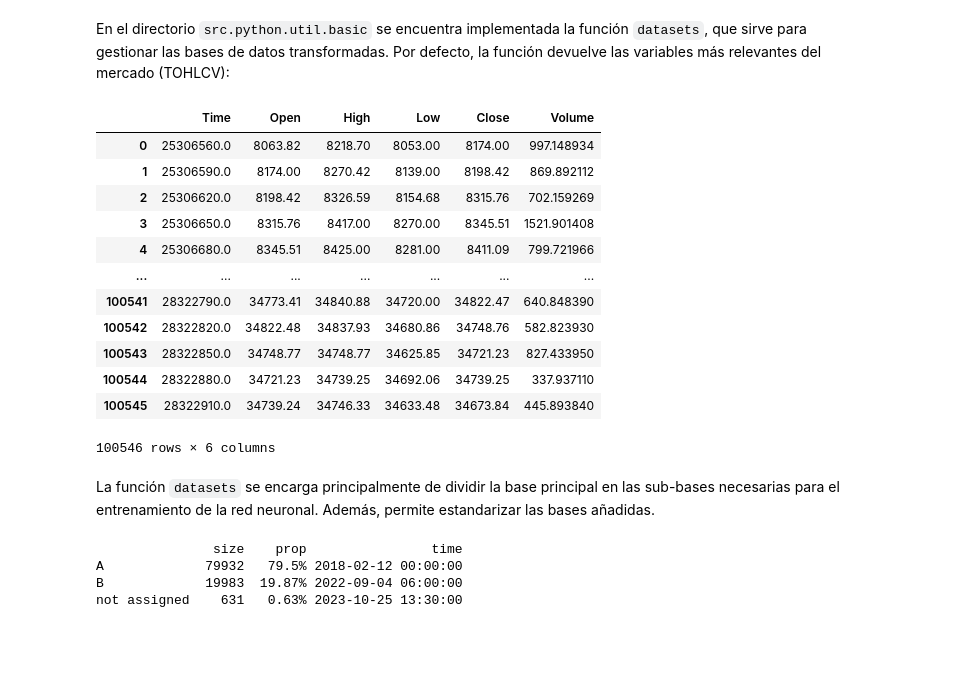
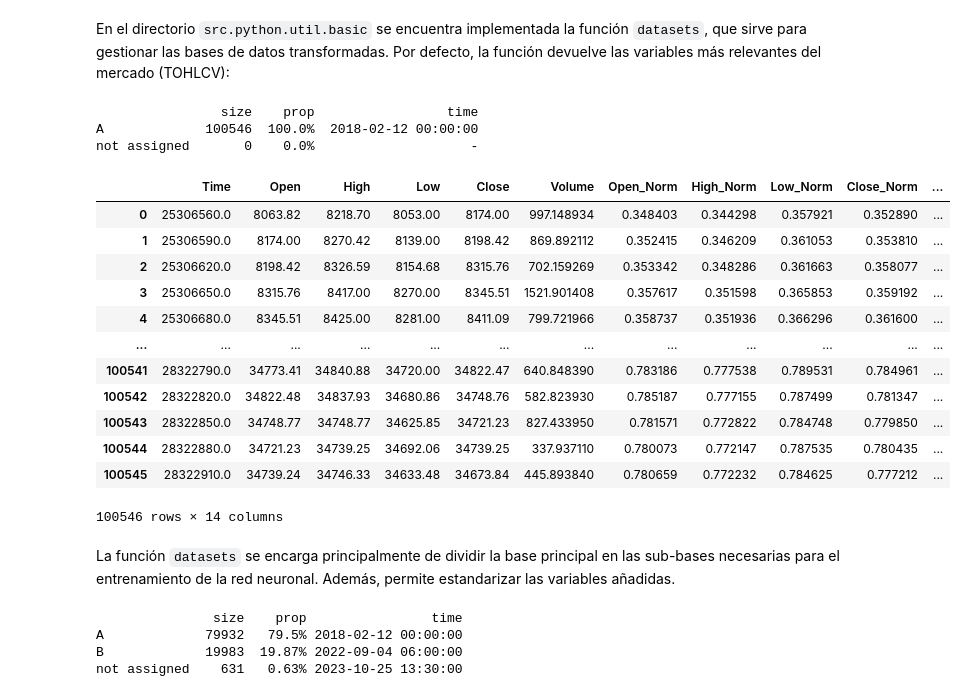
Before and after one commit to AlbertNath/BTC-LSTM, a Jupyter notebook: src/python/jnotes/03 Limpieza y transformación.ipynb, the cells around one changed output. Saved outputs shown, nothing was run; the diff lists cells and outputs as text; code cells hidden in the pictures; blank space fills up the shorter version.

```diff
--- a/src/python/jnotes/03 Limpieza y transformación.ipynb
+++ b/src/python/jnotes/03 Limpieza y transformación.ipynb
@@ -164,24 +164,32 @@ En el directorio  `src.python.util.basic` se encuentra implementada la función
 # %%
 from src.python.util.basic import datasets
 
-datasets(
+data = datasets(
     symbol='BTCUSDT',
-    interval='30m'
+    interval='30m',
+    variables=[
+        'Open_Norm', 'High_Norm', 'Low_Norm', 'Close_Norm',
+        'Close_Rate', 'Volume_Log', 'Volume_Qty', 'Volume_Trade_Norm'
+    ]
 )
+data
 # %% [output]
+                size    prop                 time
+A             100546  100.0%  2018-02-12 00:00:00
+not assigned       0    0.0%                    -
-|  | Time | Open | High | Low | Close | Volume |
-| 0 | 25306560.0 | 8063.82 | 8218.70 | 8053.00 | 8174.00 | 997.148934 |
-| 1 | 25306590.0 | 8174.00 | 8270.42 | 8139.00 | 8198.42 | 869.892112 |
-| 2 | 25306620.0 | 8198.42 | 8326.59 | 8154.68 | 8315.76 | 702.159269 |
-| 3 | 25306650.0 | 8315.76 | 8417.00 | 8270.00 | 8345.51 | 1521.901408 |
-| 4 | 25306680.0 | 8345.51 | 8425.00 | 8281.00 | 8411.09 | 799.721966 |
-| ... | ... | ... | ... | ... | ... | ... |
-| 100541 | 28322790.0 | 34773.41 | 34840.88 | 34720.00 | 34822.47 | 640.848390 |
-| 100542 | 28322820.0 | 34822.48 | 34837.93 | 34680.86 | 34748.76 | 582.823930 |
-| 100543 | 28322850.0 | 34748.77 | 34748.77 | 34625.85 | 34721.23 | 827.433950 |
-| 100544 | 28322880.0 | 34721.23 | 34739.25 | 34692.06 | 34739.25 | 337.937110 |
-| 100545 | 28322910.0 | 34739.24 | 34746.33 | 34633.48 | 34673.84 | 445.893840 |
+|  | Time | Open | High | Low | Close | Volume | Open_Norm | High_Norm | Low_Norm | Close_Norm | ... |
+| 0 | 25306560.0 | 8063.82 | 8218.70 | 8053.00 | 8174.00 | 997.148934 | 0.348403 | 0.344298 | 0.357921 | 0.352890 | ... |
+| 1 | 25306590.0 | 8174.00 | 8270.42 | 8139.00 | 8198.42 | 869.892112 | 0.352415 | 0.346209 | 0.361053 | 0.353810 | ... |
+| 2 | 25306620.0 | 8198.42 | 8326.59 | 8154.68 | 8315.76 | 702.159269 | 0.353342 | 0.348286 | 0.361663 | 0.358077 | ... |
+| 3 | 25306650.0 | 8315.76 | 8417.00 | 8270.00 | 8345.51 | 1521.901408 | 0.357617 | 0.351598 | 0.365853 | 0.359192 | ... |
+| 4 | 25306680.0 | 8345.51 | 8425.00 | 8281.00 | 8411.09 | 799.721966 | 0.358737 | 0.351936 | 0.366296 | 0.361600 | ... |
+| ... | ... | ... | ... | ... | ... | ... | ... | ... | ... | ... | ... |
+| 100541 | 28322790.0 | 34773.41 | 34840.88 | 34720.00 | 34822.47 | 640.848390 | 0.783186 | 0.777538 | 0.789531 | 0.784961 | ... |
+| 100542 | 28322820.0 | 34822.48 | 34837.93 | 34680.86 | 34748.76 | 582.823930 | 0.785187 | 0.777155 | 0.787499 | 0.781347 | ... |
+| 100543 | 28322850.0 | 34748.77 | 34748.77 | 34625.85 | 34721.23 | 827.433950 | 0.781571 | 0.772822 | 0.784748 | 0.779850 | ... |
+| 100544 | 28322880.0 | 34721.23 | 34739.25 | 34692.06 | 34739.25 | 337.937110 | 0.780073 | 0.772147 | 0.787535 | 0.780435 | ... |
+| 100545 | 28322910.0 | 34739.24 | 34746.33 | 34633.48 | 34673.84 | 445.893840 | 0.780659 | 0.772232 | 0.784625 | 0.777212 | ... |
-100546 rows × 6 columns
+100546 rows × 14 columns
 # %% [markdown]
-La función `datasets` se encarga principalmente de dividir la base principal en las sub-bases necesarias para el entrenamiento de la red neuronal. Además, permite estandarizar las bases añadidas.
+La función `datasets` se encarga principalmente de dividir la base principal en las sub-bases necesarias para el entrenamiento de la red neuronal. Además, permite estandarizar las variables añadidas.
 # %%
```
Also changed, not shown: parts of 5 cells of this notebook, 9 other files.
